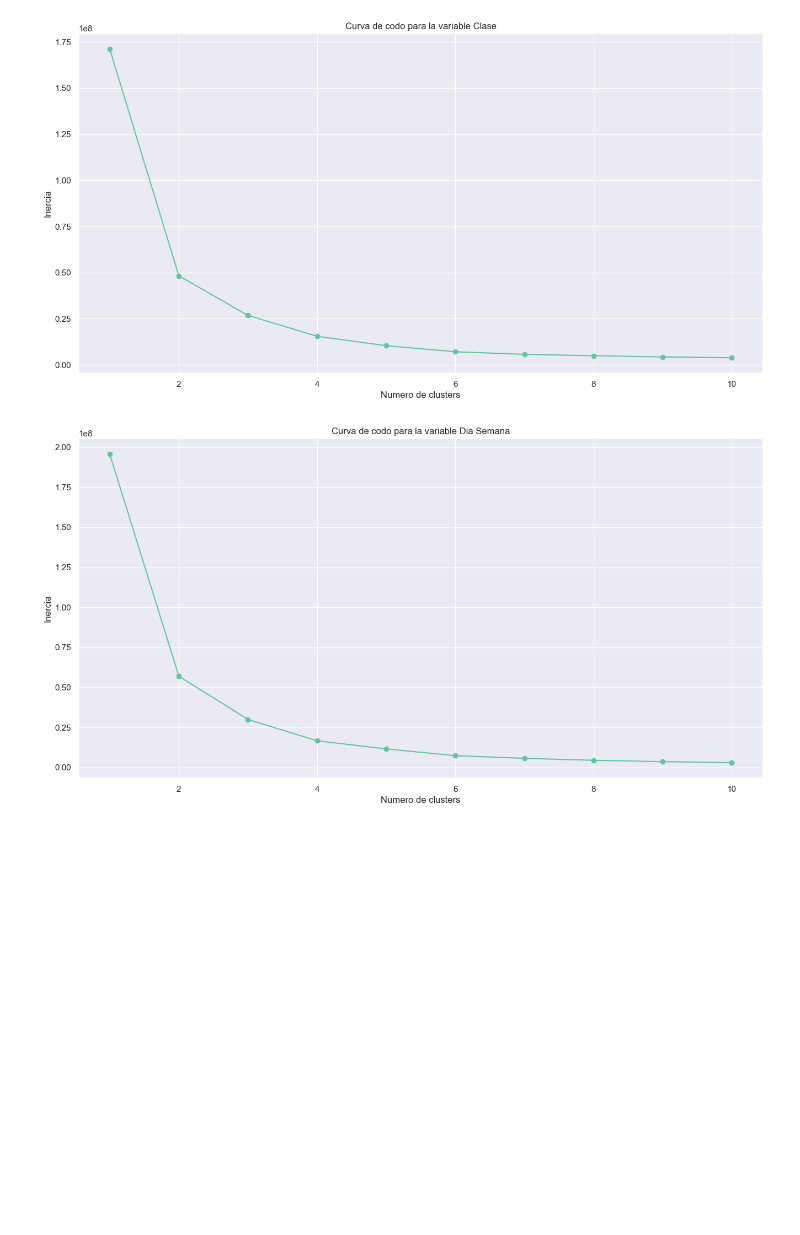
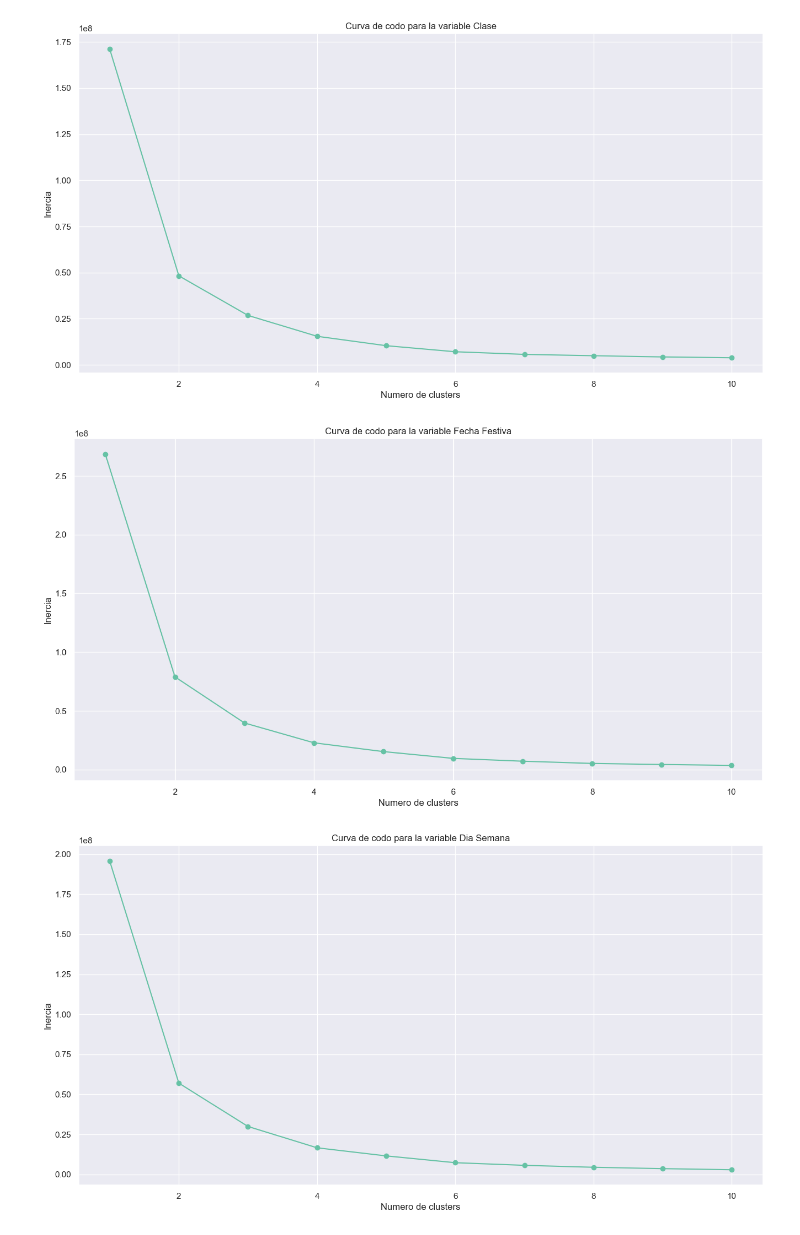
Before and after one commit to dgilrua/proyecto2-analitica, a Jupyter notebook: main.ipynb, the cells around one changed output. Saved outputs shown, nothing was run; the diff lists cells and outputs as text; code cells hidden in the pictures; blank space fills up the shorter version.

Commit message:
fechas festivas añadidas al agrupamiento

```diff
--- a/main.ipynb
+++ b/main.ipynb
@@ -1037,6 +1054,7 @@ def creacion_clusters(datos: pd.DataFrame, columna: str, clusters: int):
 columnas_clustering_gravedad = df_agrupamiento.iloc[:, 3:6]
 columnas_clustering_clase = df_agrupamiento.iloc[:, 6:12]
 columnas_clustering_dia_semana = df_agrupamiento.iloc[:, 12:14]
+columnas_clustering_fecha_festiva = df_agrupamiento.iloc[:, 14:16]
 # %%
 #Grafica curva de codo para la variable gravedad
 curva_codo(columnas_clustering_gravedad, 'Gravedad')
@@ -1047,6 +1065,11 @@ curva_codo(columnas_clustering_gravedad, 'Gravedad')
 curva_codo(columnas_clustering_clase, 'Clase')
 # %% [output]
 [figure]
+# %%
+#Grafica curva de codo para la variable fehca festiva
+curva_codo(columnas_clustering_fecha_festiva, 'Fecha Festiva')
+# %% [output]
+[figure, added]
 # %%
 #Grafica curva de codo para la variable dia de la semana
 curva_codo(columnas_clustering_dia_semana, 'Dia Semana')
```
Also changed, not shown: parts of 10 cells of this notebook, 1 other file.
